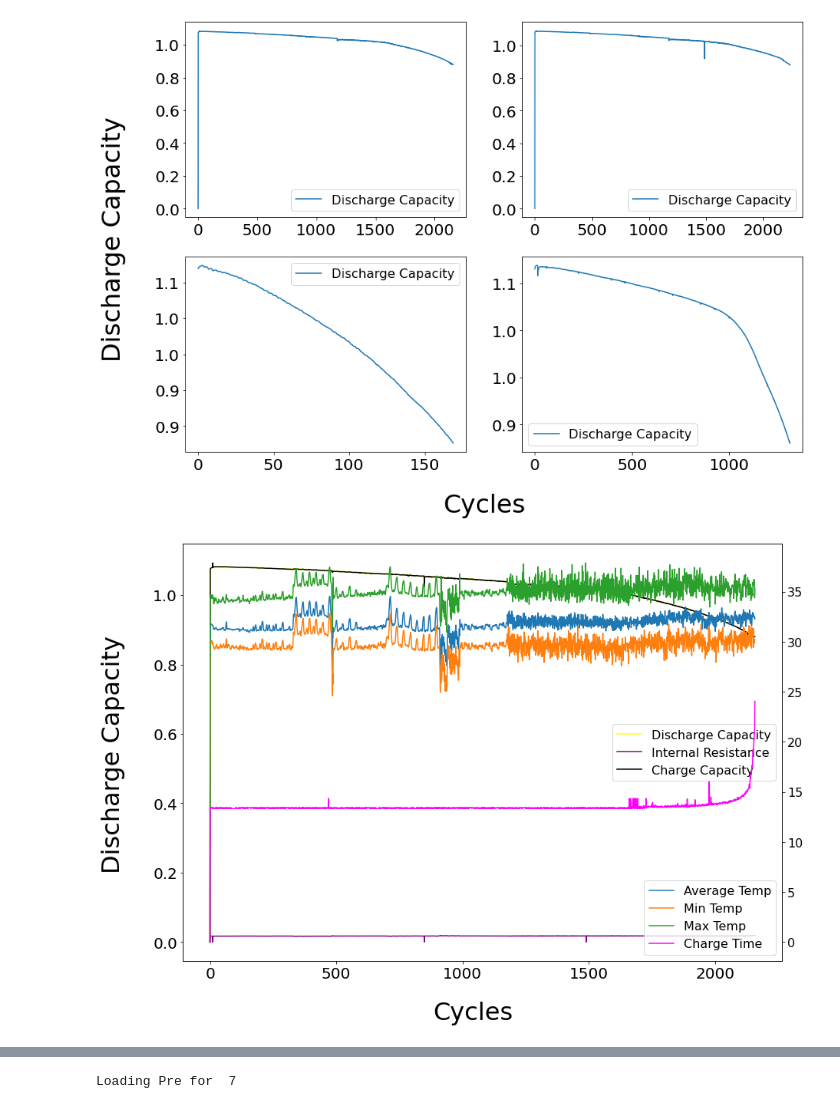
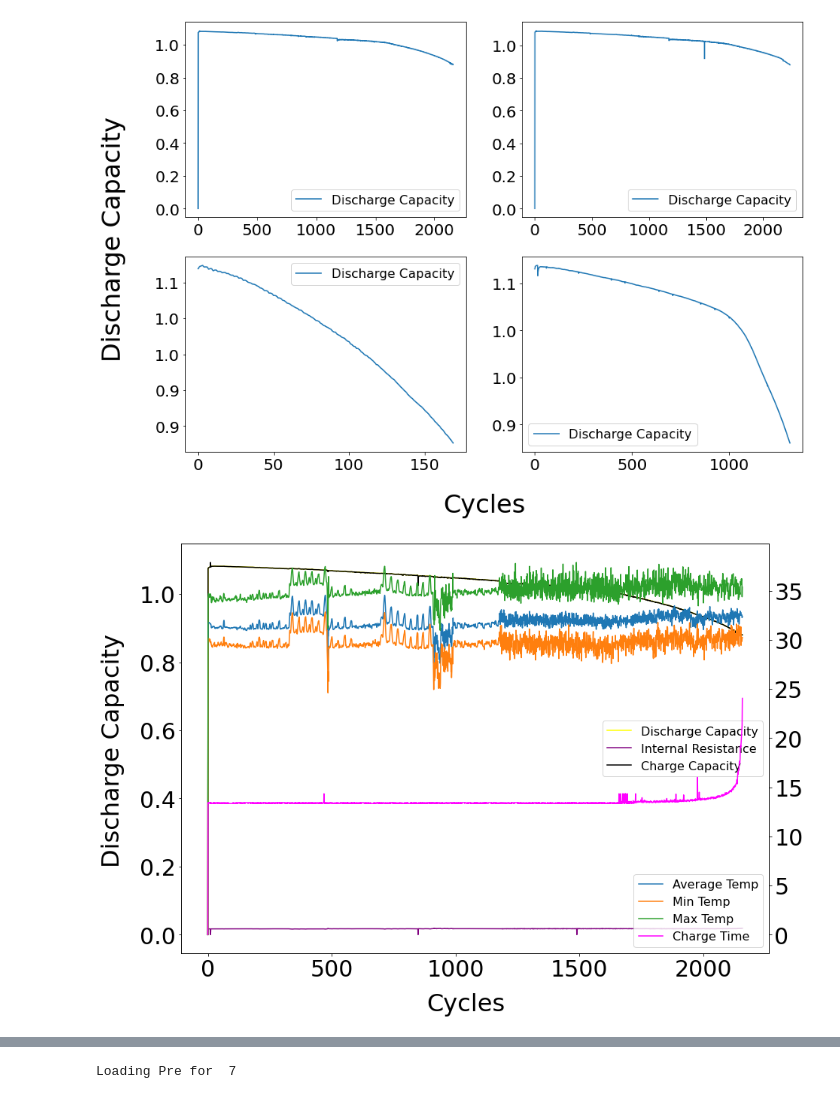
Before and after one commit to Dhruvadityamittal/RUL_Prediction_DFKI, a Jupyter notebook: FPC_Prediction/rul-prediction (5).ipynb, the cells around one changed output, grey strips where cells are left out. Drawn from its saved outputs; the diff is of its cells as text; code cells hidden in the pictures.

```diff
--- a/FPC_Prediction/rul-prediction (5).ipynb
+++ b/FPC_Prediction/rul-prediction (5).ipynb
@@ -314,37 +328,38 @@ plt.savefig("mit_4_batteries.pdf", dpi= 800)
 # FPC_curve[1:int(percentage*len(discharge_capacities[1][0]))] = None
 # FPC_curve[int((1-percentage)*len(discharge_capacities[1][0])):-1] = None
 
 
 rows = 1
 col  = 1
 fig, ax = plt.subplots(rows,col,figsize=(14,10),sharex=False, sharey=False)
 # ax = ax.flatten()
 # ax[0]
 
 
 ax.plot(discharge_capacities[1][0],color ="yellow")
 ax.plot(discharge_capacities[1][1], color ="purple")
 ax.plot(discharge_capacities[1][2],color = "black")
 # ax.set_xlabel("Cycles")
 # ax.set_ylabel("Discharge Capacity and Internal Resistance")
 ax.legend(["Discharge Capacity", "Internal Resistance", "Charge Capacity"])
-ax.xaxis.set_tick_params(labelsize=20)
-ax.yaxis.set_tick_params(labelsize=20)
+ax.xaxis.set_tick_params(labelsize=30)
+ax.yaxis.set_tick_params(labelsize=30)
 
 temp_ax=ax.twinx()
 
 temp_ax.plot(discharge_capacities[1][3])
 temp_ax.plot(discharge_capacities[1][4])
 temp_ax.plot(discharge_capacities[1][5])
 temp_ax.plot(discharge_capacities[1][6],color = "magenta")
 # temp_ax.set_ylabel("Temperature  & Charge Time",fontdict={"size" : 20})
 temp_ax.legend([ "Average Temp","Min Temp","Max Temp","Charge Time"])
+temp_ax.yaxis.set_tick_params(labelsize=30)
 # temp_ax.set_xlabel("Cycles")
 fig.supxlabel('Cycles',fontsize= 32)
 fig.supylabel('Discharge Capacity', fontsize = 32)
-plt.savefig("Discharge_capacity_7_channels.pdf",dpi =800)
+plt.savefig("Discharge_capacity_7_channels.png",dpi =800)
 # %% [output]
-[figure, old version]
+[figure, new version]
 # %%
 def get_fpc_window(pred,patiance):
 
```
Also changed, not shown: parts of 14 cells of this notebook, 20 other files.
